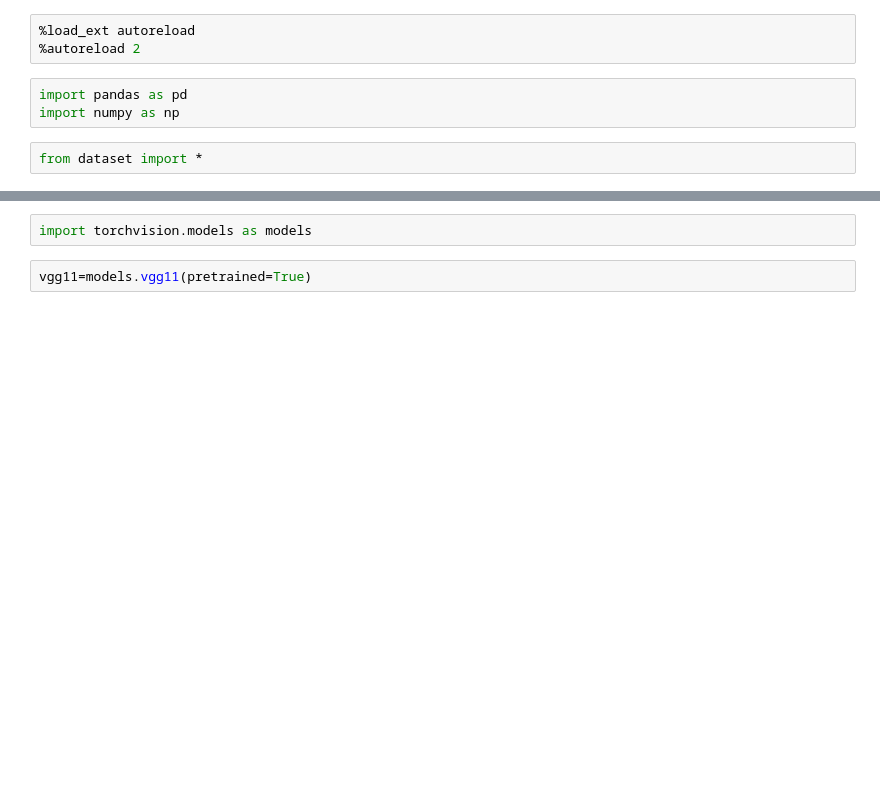
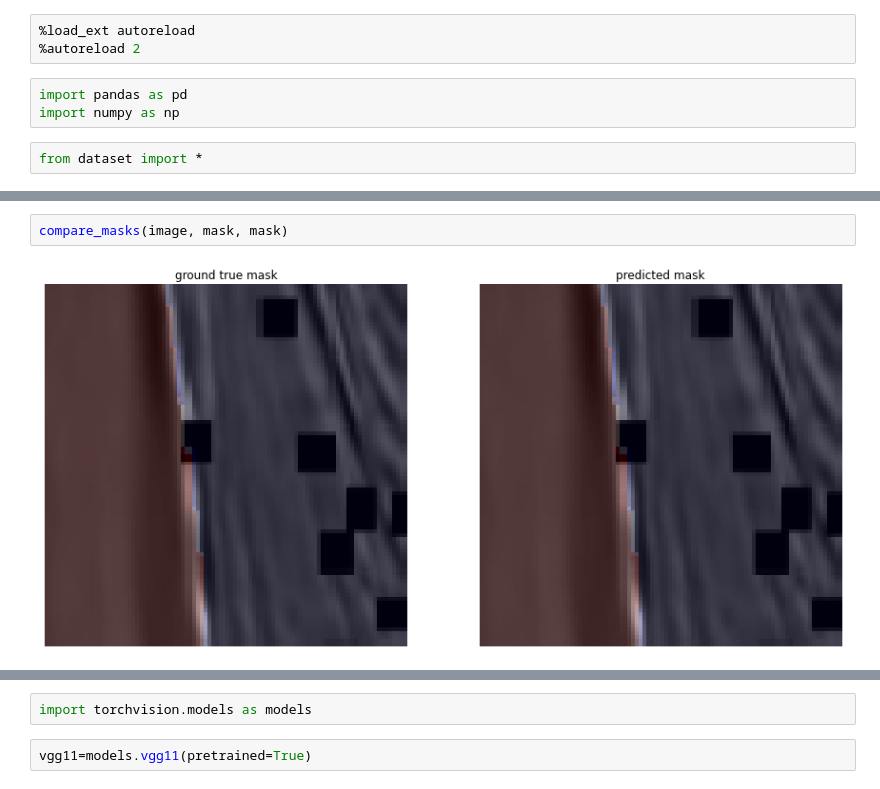
Before and after one commit to GusevMihail/kaggle_salt, a Jupyter notebook: sandbox.ipynb, the cells around one changed output, grey strips where cells are left out. Cells and saved outputs as stored; diff of their text form; blank space fills up the shorter version.

```diff
--- a/sandbox.ipynb
+++ b/sandbox.ipynb
@@ -12,0 +39,4 @@ show_dataset.show_samples(5,5, random=False)
+# %%
+compare_masks(image, mask, mask)
+# %% [output]
+[figure, added]
```
Also changed, not shown: parts of 6 cells of this notebook, 2 other files.
